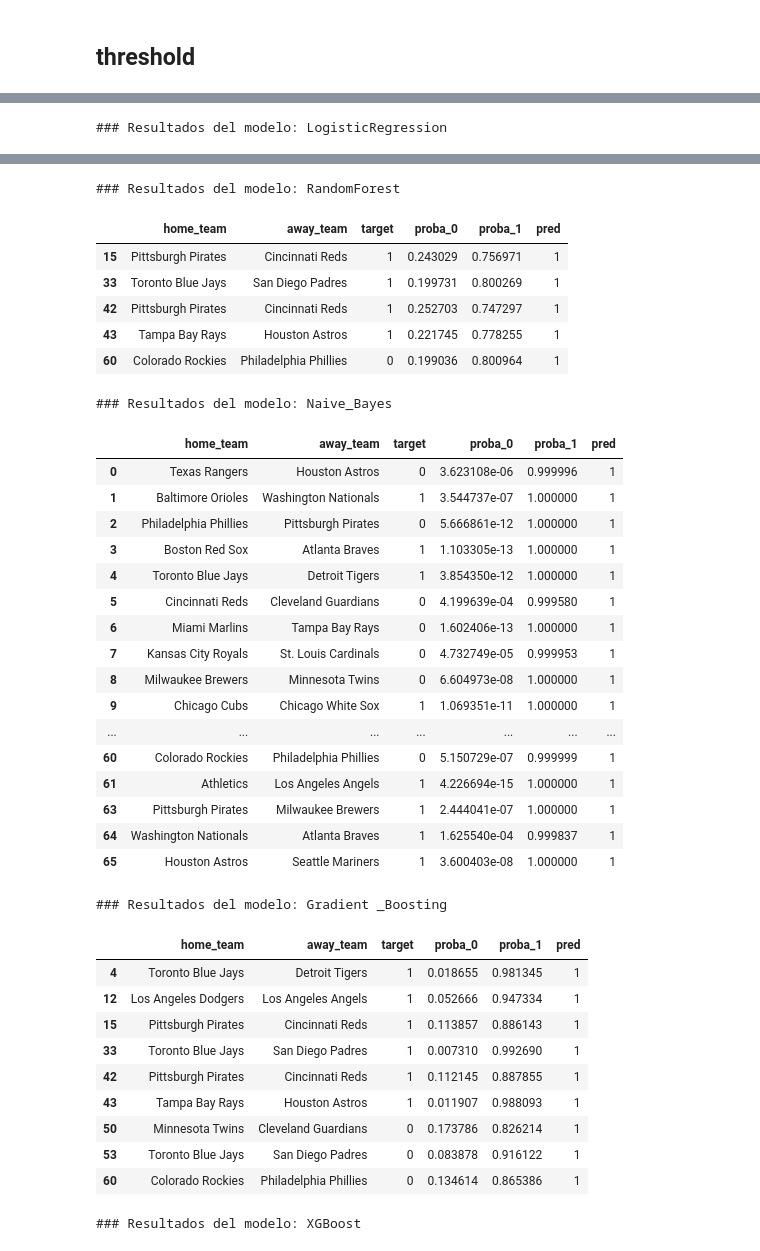
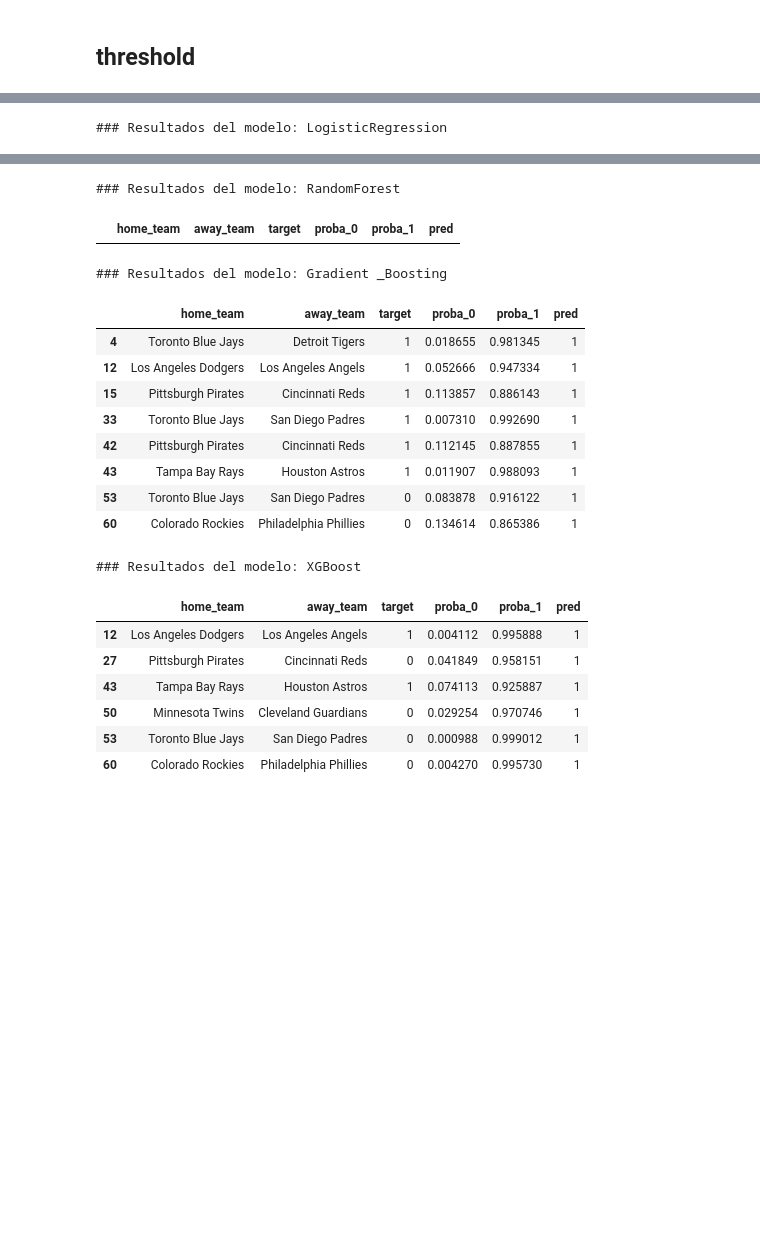
Before and after one commit to depresionTropical/mlb_1_inning, a Jupyter notebook: model_test.ipynb, the cells around one changed output, grey strips where cells are left out. Saved outputs shown, nothing was run; the diff lists cells and outputs as text; code cells hidden in the pictures; blank space fills up the shorter version.

```diff
--- a/model_test.ipynb
+++ b/model_test.ipynb
@@ -178,7 +188,7 @@ df_metrics
 # %% [markdown]
 ## threshold
 # %%
-threshold = 0.70
+threshold = 0.85
 dataframes_filtrados = {}
 
 X = df_2025[features]
@@ -196,7 +206,10 @@ for name, model in models_con_proba.items():
     df_result[f'pred'] = y_pred
 
     # Filtrar por threshold sobre clase 1
-    df_filtrado = df_result[df_result[f'proba_1'] >= threshold]
+    # df_filtrado = df_result[(df_result[f'proba_1'] >= threshold) | (df_result[f'proba_0'] >= threshold)]
+
+    df_filtrado = df_result[(df_result[f'proba_1'] >= threshold)]
+    # df_filtrado = df_result[(df_result[f'proba_0'] >= threshold)]
 
     # Columnas a guardar
     columnas_resultado = [
@@ -259,9 +267,11 @@ dataframes_filtrados['RandomForest']
 # %%
-from IPython.display import display
+
 
 columnas_a_mostrar = ['home_team', 'away_team', 'target', 'proba_0', 'proba_1', 'pred']
 
 for nombre_modelo, df in dataframes_filtrados.items():
+    if nombre_modelo == 'Naive_Bayes':
+        continue
     print(f"\n### Resultados del modelo: {nombre_modelo}")
     display(df[columnas_a_mostrar])
 # %% [output]
@@ -273,39 +280,22 @@ for nombre_modelo, df in dataframes_filtrados.items():
 | 50 | Minnesota Twins | Cleveland Guardians | 0 | 0.044306 | 0.955694 | 1 |
 | 60 | Colorado Rockies | Philadelphia Phillies | 0 | 0.004023 | 0.995977 | 1 |
 ### Resultados del modelo: RandomForest
 |  | home_team | away_team | target | proba_0 | proba_1 | pred |
-| 15 | Pittsburgh Pirates | Cincinnati Reds | 1 | 0.243029 | 0.756971 | 1 |
-| 33 | Toronto Blue Jays | San Diego Padres | 1 | 0.199731 | 0.800269 | 1 |
-| 42 | Pittsburgh Pirates | Cincinnati Reds | 1 | 0.252703 | 0.747297 | 1 |
-| 43 | Tampa Bay Rays | Houston Astros | 1 | 0.221745 | 0.778255 | 1 |
-| 60 | Colorado Rockies | Philadelphia Phillies | 0 | 0.199036 | 0.800964 | 1 |
-### Resultados del modelo: Naive_Bayes
+### Resultados del modelo: Gradient _Boosting
 |  | home_team | away_team | target | proba_0 | proba_1 | pred |
-| 0 | Texas Rangers | Houston Astros | 0 | 3.623108e-06 | 0.999996 | 1 |
-| 1 | Baltimore Orioles | Washington Nationals | 1 | 3.544737e-07 | 1.000000 | 1 |
-| 2 | Philadelphia Phillies | Pittsburgh Pirates | 0 | 5.666861e-12 | 1.000000 | 1 |
-| 3 | Boston Red Sox | Atlanta Braves | 1 | 1.103305e-13 | 1.000000 | 1 |
-| 4 | Toronto Blue Jays | Detroit Tigers | 1 | 3.854350e-12 | 1.000000 | 1 |
-| 5 | Cincinnati Reds | Cleveland Guardians | 0 | 4.199639e-04 | 0.999580 | 1 |
-| 6 | Miami Marlins | Tampa Bay Rays | 0 | 1.602406e-13 | 1.000000 | 1 |
-| 7 | Kansas City Royals | St. Louis Cardinals | 0 | 4.732749e-05 | 0.999953 | 1 |
-| 8 | Milwaukee Brewers | Minnesota Twins | 0 | 6.604973e-08 | 1.000000 | 1 |
-| 9 | Chicago Cubs | Chicago White Sox | 1 | 1.069351e-11 | 1.000000 | 1 |
-| ... | ... | ... | ... | ... | ... | ... |
-| 60 | Colorado Rockies | Philadelphia Phillies | 0 | 5.150729e-07 | 0.999999 | 1 |
-| 61 | Athletics | Los Angeles Angels | 1 | 4.226694e-15 | 1.000000 | 1 |
-| 63 | Pittsburgh Pirates | Milwaukee Brewers | 1 | 2.444041e-07 | 1.000000 | 1 |
-| 64 | Washington Nationals | Atlanta Braves | 1 | 1.625540e-04 | 0.999837 | 1 |
-| 65 | Houston Astros | Seattle Mariners | 1 | 3.600403e-08 | 1.000000 | 1 |
+| 4 | Toronto Blue Jays | Detroit Tigers | 1 | 0.018655 | 0.981345 | 1 |
+| 12 | Los Angeles Dodgers | Los Angeles Angels | 1 | 0.052666 | 0.947334 | 1 |
+| 15 | Pittsburgh Pirates | Cincinnati Reds | 1 | 0.113857 | 0.886143 | 1 |
+| 33 | Toronto Blue Jays | San Diego Padres | 1 | 0.007310 | 0.992690 | 1 |
+| 42 | Pittsburgh Pirates | Cincinnati Reds | 1 | 0.112145 | 0.887855 | 1 |
+| 43 | Tampa Bay Rays | Houston Astros | 1 | 0.011907 | 0.988093 | 1 |
+| 53 | Toronto Blue Jays | San Diego Padres | 0 | 0.083878 | 0.916122 | 1 |
+| 60 | Colorado Rockies | Philadelphia Phillies | 0 | 0.134614 | 0.865386 | 1 |
-### Resultados del modelo: Gradient _Boosting
+### Resultados del modelo: XGBoost
 |  | home_team | away_team | target | proba_0 | proba_1 | pred |
-| 4 | Toronto Blue Jays | Detroit Tigers | 1 | 0.018655 | 0.981345 | 1 |
-| 12 | Los Angeles Dodgers | Los Angeles Angels | 1 | 0.052666 | 0.947334 | 1 |
-| 15 | Pittsburgh Pirates | Cincinnati Reds | 1 | 0.113857 | 0.886143 | 1 |
-| 33 | Toronto Blue Jays | San Diego Padres | 1 | 0.007310 | 0.992690 | 1 |
-| 42 | Pittsburgh Pirates | Cincinnati Reds | 1 | 0.112145 | 0.887855 | 1 |
-| 43 | Tampa Bay Rays | Houston Astros | 1 | 0.011907 | 0.988093 | 1 |
-| 50 | Minnesota Twins | Cleveland Guardians | 0 | 0.173786 | 0.826214 | 1 |
-| 53 | Toronto Blue Jays | San Diego Padres | 0 | 0.083878 | 0.916122 | 1 |
-| 60 | Colorado Rockies | Philadelphia Phillies | 0 | 0.134614 | 0.865386 | 1 |
+| 12 | Los Angeles Dodgers | Los Angeles Angels | 1 | 0.004112 | 0.995888 | 1 |
+| 27 | Pittsburgh Pirates | Cincinnati Reds | 0 | 0.041849 | 0.958151 | 1 |
+| 43 | Tampa Bay Rays | Houston Astros | 1 | 0.074113 | 0.925887 | 1 |
+| 50 | Minnesota Twins | Cleveland Guardians | 0 | 0.029254 | 0.970746 | 1 |
+| 53 | Toronto Blue Jays | San Diego Padres | 0 | 0.000988 | 0.999012 | 1 |
+| 60 | Colorado Rockies | Philadelphia Phillies | 0 | 0.004270 | 0.995730 | 1 |
-### Resultados del modelo: XGBoost
```
Also changed, not shown: parts of 5 cells of this notebook, 3 other files.
